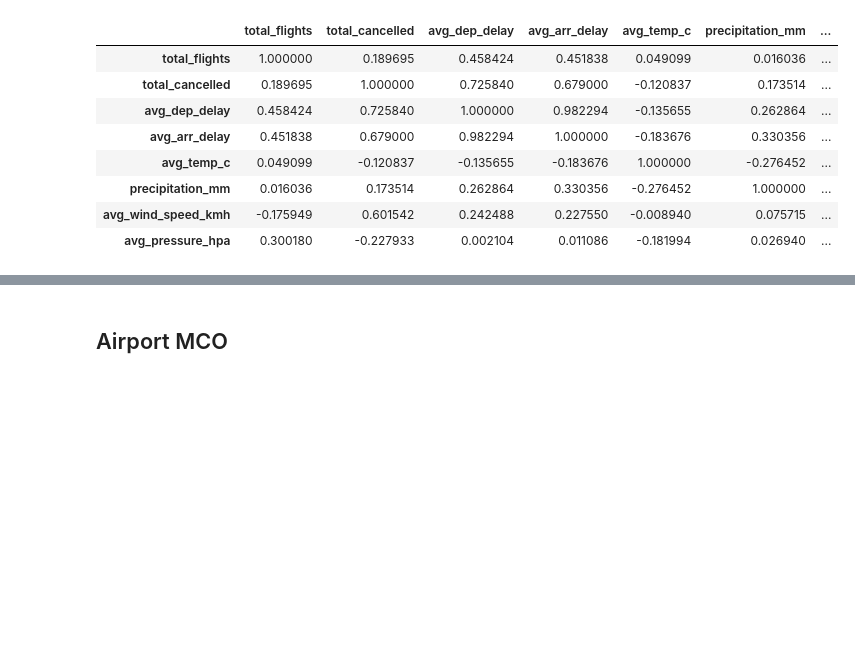
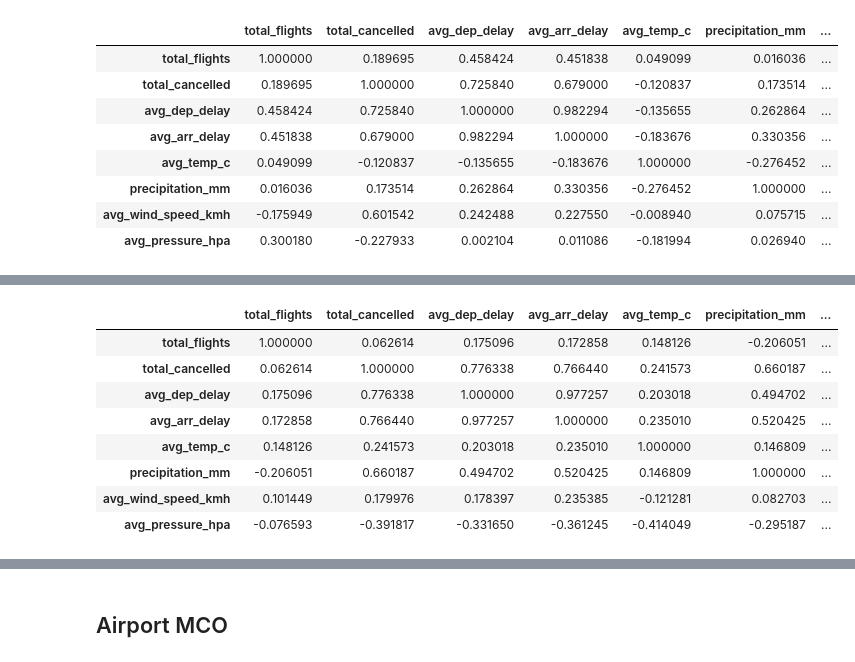
Before and after one commit to Kellyphilo/Hurricane_Debby_Flight_Disruptions, a Jupyter notebook: data_EDA.ipynb, the cells around one changed output, grey strips where cells are left out. Drawn from its saved outputs; the diff is of its cells as text; code cells hidden in the pictures; blank space fills up the shorter version.

```diff
--- a/data_EDA.ipynb
+++ b/data_EDA.ipynb
@@ -110,0 +182,14 @@ flights_MCO[['total_flights', 'total_cancelled', 'avg_dep_delay',
+# %%
+flights_JFK[['total_flights', 'total_cancelled', 'avg_dep_delay',
+       'avg_arr_delay', 'avg_temp_c', 'precipitation_mm', 'avg_wind_speed_kmh',
+       'avg_pressure_hpa']].corr()
+# %% [output]
+|  | total_flights | total_cancelled | avg_dep_delay | avg_arr_delay | avg_temp_c | precipitation_mm | ... |
+| total_flights | 1.000000 | 0.062614 | 0.175096 | 0.172858 | 0.148126 | -0.206051 | ... |
+| total_cancelled | 0.062614 | 1.000000 | 0.776338 | 0.766440 | 0.241573 | 0.660187 | ... |
+| avg_dep_delay | 0.175096 | 0.776338 | 1.000000 | 0.977257 | 0.203018 | 0.494702 | ... |
+| avg_arr_delay | 0.172858 | 0.766440 | 0.977257 | 1.000000 | 0.235010 | 0.520425 | ... |
+| avg_temp_c | 0.148126 | 0.241573 | 0.203018 | 0.235010 | 1.000000 | 0.146809 | ... |
+| precipitation_mm | -0.206051 | 0.660187 | 0.494702 | 0.520425 | 0.146809 | 1.000000 | ... |
+| avg_wind_speed_kmh | 0.101449 | 0.179976 | 0.178397 | 0.235385 | -0.121281 | 0.082703 | ... |
+| avg_pressure_hpa | -0.076593 | -0.391817 | -0.331650 | -0.361245 | -0.414049 | -0.295187 | ... |
```
Also changed, not shown: parts of 35 cells of this notebook.
